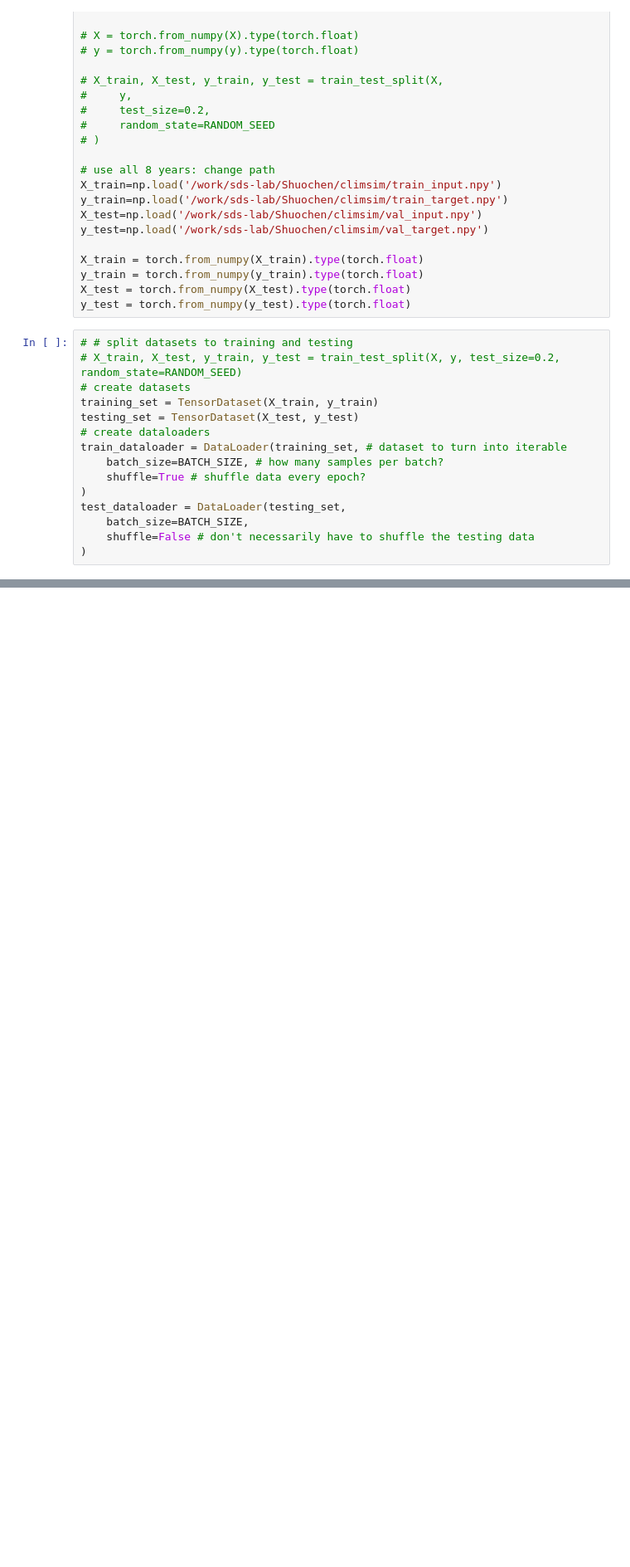
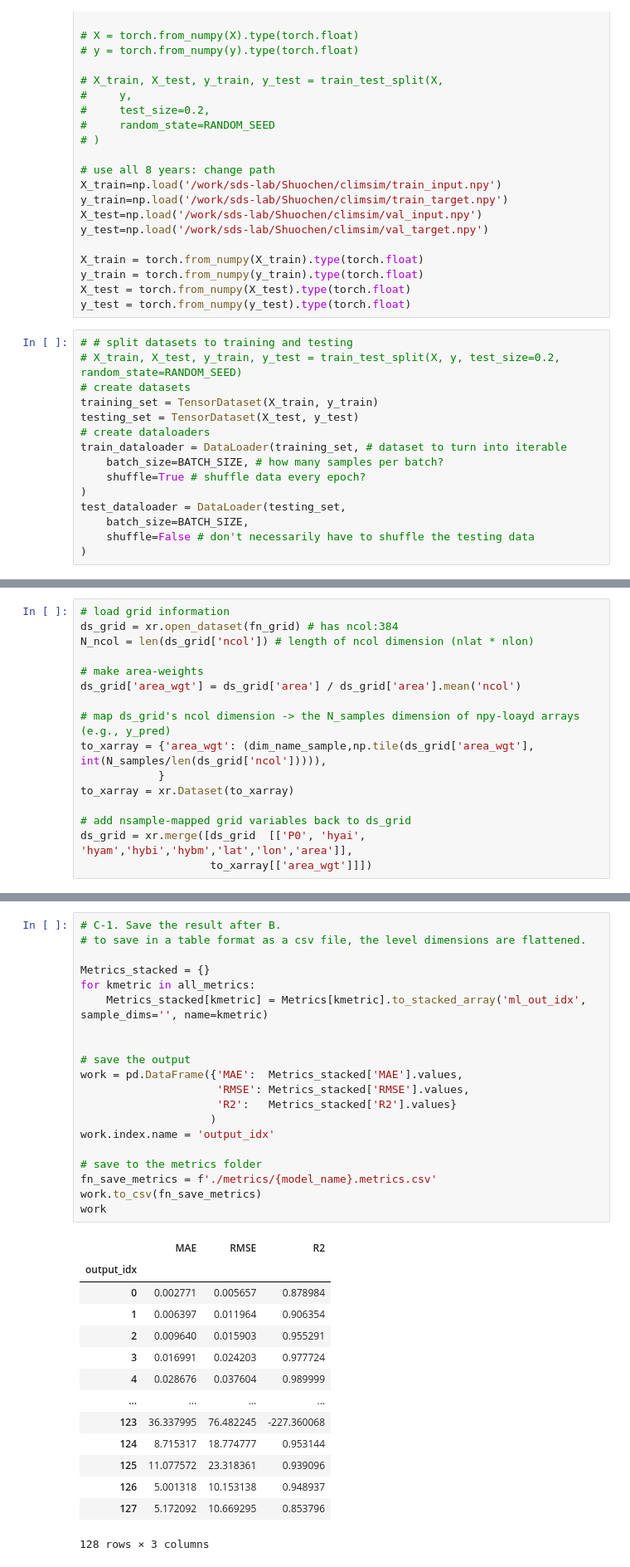
Before and after one commit to shuochenw/climsim_test, a Jupyter notebook: MLP.ipynb, the cells around one changed output, grey strips where cells are left out. Shown at 83% size. Saved outputs shown, nothing was run; the diff lists cells and outputs as text; blank space fills up the shorter version.

```diff
--- a/MLP.ipynb
+++ b/MLP.ipynb
@@ -182,0 +269,16 @@ Number of parameters: 1753472
+# %%
+# load grid information
+ds_grid = xr.open_dataset(fn_grid) # has ncol:384
+N_ncol = len(ds_grid['ncol']) # length of ncol dimension (nlat * nlon)
+
+# make area-weights
+ds_grid['area_wgt'] = ds_grid['area'] / ds_grid['area'].mean('ncol')
+
+# map ds_grid's ncol dimension -> the N_samples dimension of npy-loayd arrays (e.g., y_pred)
+to_xarray = {'area_wgt': (dim_name_sample,np.tile(ds_grid['area_wgt'], int(N_samples/len(ds_grid['ncol'])))),
+            }
+to_xarray = xr.Dataset(to_xarray)
+
+# add nsample-mapped grid variables back to ds_grid
+ds_grid = xr.merge([ds_grid  [['P0', 'hyai', 'hyam','hybi','hybm','lat','lon','area']],
+                    to_xarray[['area_wgt']]])
@@ -182,0 +441,35 @@ Number of parameters: 1753472
+# %%
+# C-1. Save the result after B.
+# to save in a table format as a csv file, the level dimensions are flattened.
+
+Metrics_stacked = {}
+for kmetric in all_metrics:
+    Metrics_stacked[kmetric] = Metrics[kmetric].to_stacked_array('ml_out_idx', sample_dims='', name=kmetric)
+
+
+# save the output
+work = pd.DataFrame({'MAE':  Metrics_stacked['MAE'].values,
+                     'RMSE': Metrics_stacked['RMSE'].values,
+                     'R2':   Metrics_stacked['R2'].values}
+                    )
+work.index.name = 'output_idx'
+
+# save to the metrics folder
+fn_save_metrics = f'./metrics/{model_name}.metrics.csv'
+work.to_csv(fn_save_metrics)
+work
+# %% [output]
+|  | MAE | RMSE | R2 |
+| output_idx |  |  |  |
+| 0 | 0.002771 | 0.005657 | 0.878984 |
+| 1 | 0.006397 | 0.011964 | 0.906354 |
+| 2 | 0.009640 | 0.015903 | 0.955291 |
+| 3 | 0.016991 | 0.024203 | 0.977724 |
+| 4 | 0.028676 | 0.037604 | 0.989999 |
+| ... | ... | ... | ... |
+| 123 | 36.337995 | 76.482245 | -227.360068 |
+| 124 | 8.715317 | 18.774777 | 0.953144 |
+| 125 | 11.077572 | 23.318361 | 0.939096 |
+| 126 | 5.001318 | 10.153138 | 0.948937 |
+| 127 | 5.172092 | 10.669295 | 0.853796 |
+128 rows × 3 columns
```
Also changed, not shown: parts of 18 cells of this notebook, 12 other files.
